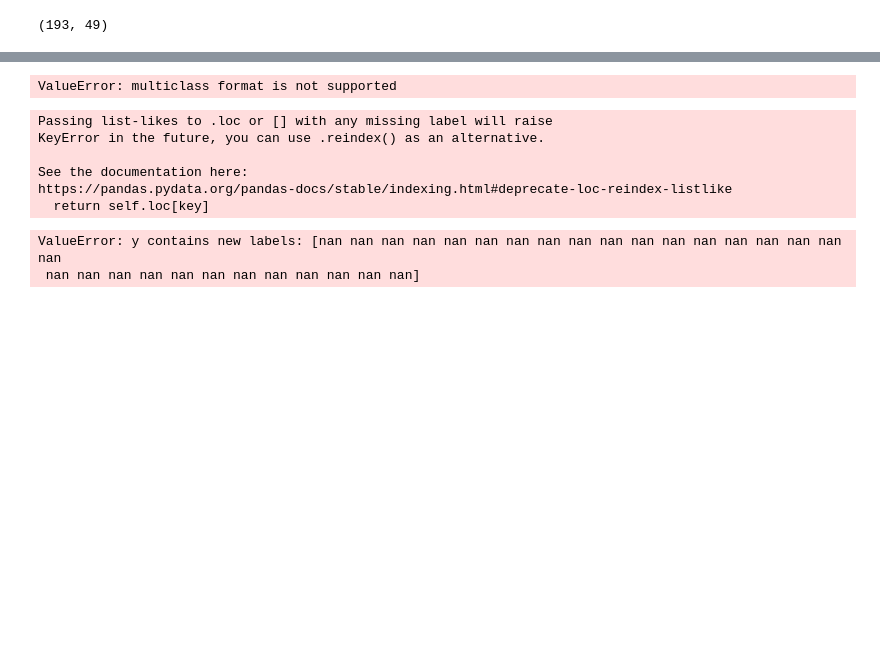
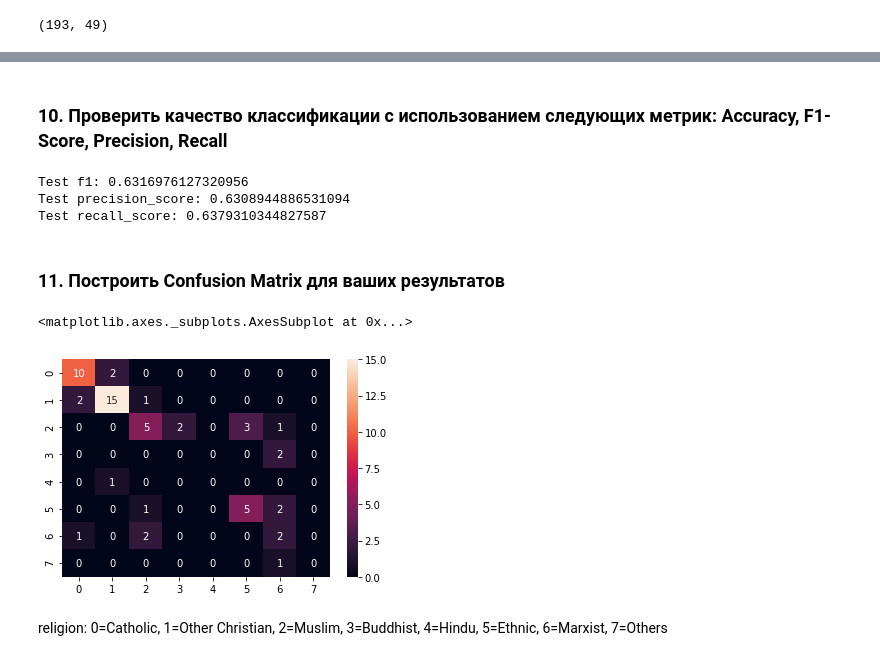
Before and after one commit to olgamonahova/ML, a Jupyter notebook: ML-10 Lab/Lab Flags Multi-classification.ipynb, the cells around one changed output, grey strips where cells are left out. Saved outputs shown, nothing was run; the diff lists cells and outputs as text; code cells hidden in the pictures; blank space fills up the shorter version.

```diff
--- a/ML-10 Lab/Lab Flags Multi-classification.ipynb
+++ b/ML-10 Lab/Lab Flags Multi-classification.ipynb
@@ -149,0 +206,9 @@ clf_KNC.score(X_test, y_test)
+# %%
+grid = {'max_depth': np.arange(4, 10),
+        'learning_rate': [0.01, 0.1, 1],
+        'n_estimators': np.arange(4, 10),
+        }
+
+gridsearch = GridSearchCV(clf, grid, scoring='accuracy', cv=3, n_jobs=-1)
+# %%
+gridsearch.fit(X_train, y_train)
@@ -149,0 +245,13 @@ clf_KNC.score(X_test, y_test)
+# %%
+clf = xgboost.XGBClassifier(base_score=0.5, booster='gbtree', colsample_bylevel=1,
+       colsample_bytree=1, gamma=0, learning_rate=1, max_delta_step=0,
+       max_depth=4, min_child_weight=1, missing=None, n_estimators=6,
+       n_jobs=1, nthread=None, objective='multi:sofprob', random_state=0,
+       reg_alpha=0, reg_lambda=1, scale_pos_weight=1, seed=None,
+       silent=True, subsample=1)
+# %%
+# Test score сильно отличается от Train, признак переобученности
+# но он итоговый Test score все равно подрос, что хорошо
+clf.fit(X_train, y_train)
+print('Train accuracy:', accuracy_score(y_train, clf.predict(X_train)))
+print('Test accuracy:', accuracy_score(y_test, clf.predict(X_test)))
@@ -149,0 +276,2 @@ clf_KNC.score(X_test, y_test)
+# %% [markdown]
+### 10. Проверить качество классификации с использованием следующих метрик: Accuracy, F1-Score, Precision, Recall
@@ -150 +282,11 @@ clf_KNC.score(X_test, y_test)
+# %%
+print('Test f1:', f1_score(y_test, clf.predict(X_test),average='weighted'))
+print('Test precision_score:', precision_score(y_test, clf.predict(X_test),average='weighted'))
+print('Test recall_score:', recall_score(y_test, clf.predict(X_test),average='weighted'))
+# %% [output]
+Test f1: 0.6316976127320956
+Test precision_score: 0.6308944886531094
+Test recall_score: 0.6379310344827587
+# %% [markdown]
+### 11. Построить Confusion Matrix для ваших результатов
 # %%
@@ -153,12 +293,0 @@ import xgboost
-# %%
-xgb = xgboost.XGBClassifier(objective='multi:softmax',)
-xgb.fit(X_train, y_train)
-xgb.predict
-y_train_predict = xgb.predict(X_train)
-y_test_predict = xgb.predict(X_test)
-roc_auc_train = np.round(roc_auc_score(y_train, y_train_predict), 2)
-roc_auc_test = np.round(roc_auc_score(y_test, y_test_predict), 2)
-print("Train: ", roc_auc_train)
-print("Test: ", roc_auc_test)
-# %% [output]
-ValueError: multiclass format is not supported
@@ -167,21 +294,7 @@ from sklearn import cross_validation
-# %%
-kf = cross_validation.KFold(y_train.shape[0], n_folds=3, shuffle=True)
-err = [] # to hold cross val errors
-# xgb instance
-xgb_model = xgboost.XGBClassifier(objective='multi:softmax')
-
-# cv
-for train_index, test_index in kf:
-    xgb_model.fit(X_train[train_index], y_train[train_index], eval_metric='mlogloss')
-    predictions = xgb_model.predict(X_test[test_index])
-    actuals = y_test[test_index]
-    err.append(metrics.accuracy_score(actuals, predictions))
-# %% [output]
-Passing list-likes to .loc or [] with any missing label will raise
-KeyError in the future, you can use .reindex() as an alternative.
-
-See the documentation here:
-https://pandas.pydata.org/pandas-docs/stable/indexing.html#deprecate-loc-reindex-listlike
-  return self.loc[key]
-ValueError: y contains new labels: [nan nan nan nan nan nan nan nan nan nan nan nan nan nan nan nan nan nan
- nan nan nan nan nan nan nan nan nan nan nan nan]
+# %%
+sns.heatmap(confusion_matrix(y_test, clf.predict(X_test)),annot=True)
+# %% [output]
+<matplotlib.axes._subplots.AxesSubplot at 0x...>
+[figure, added]
+# %% [markdown]
+religion: 0=Catholic, 1=Other Christian, 2=Muslim, 3=Buddhist, 4=Hindu, 5=Ethnic, 6=Marxist, 7=Others
```
Also changed, not shown: parts of 54 cells of this notebook.
